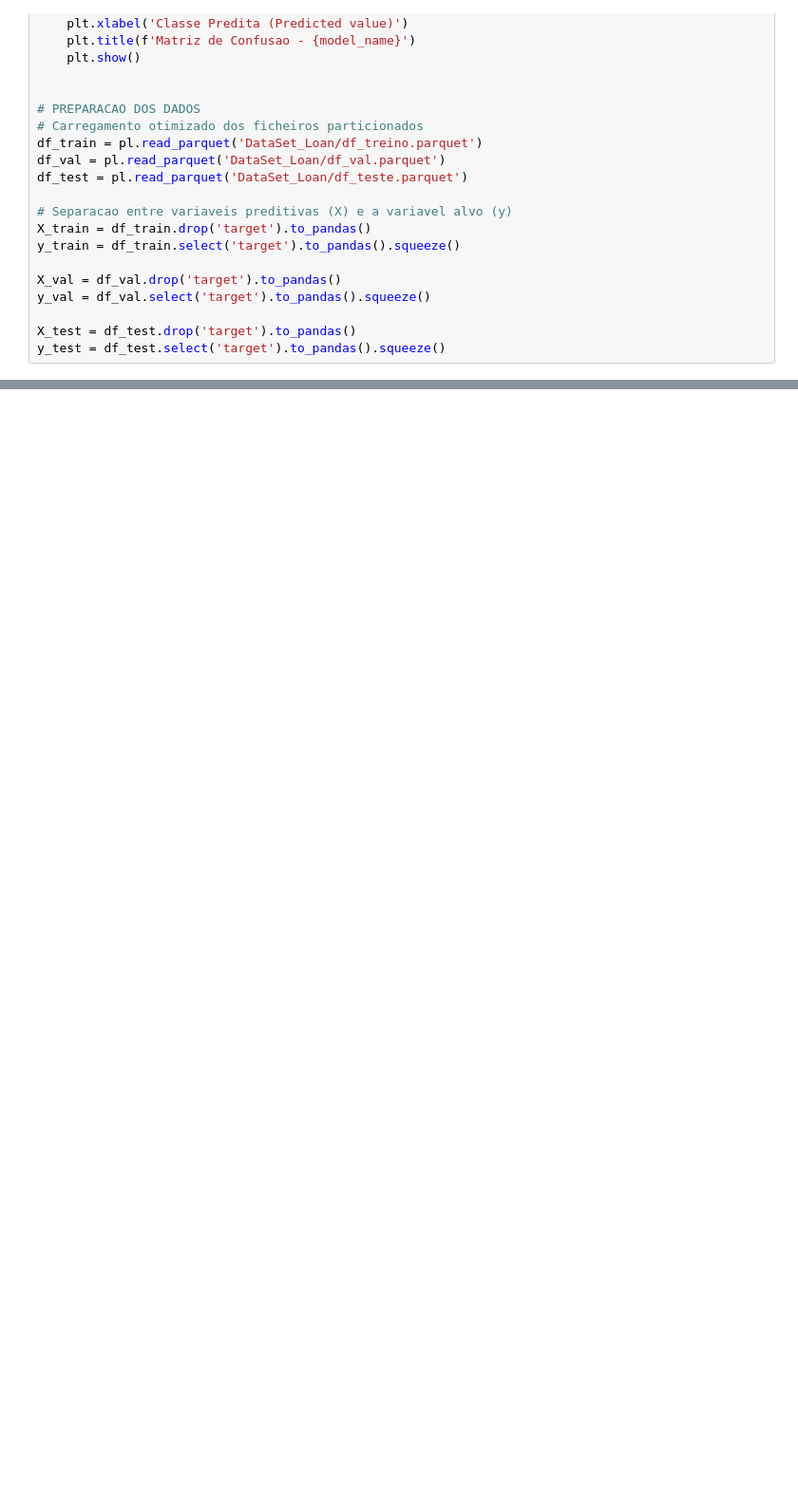
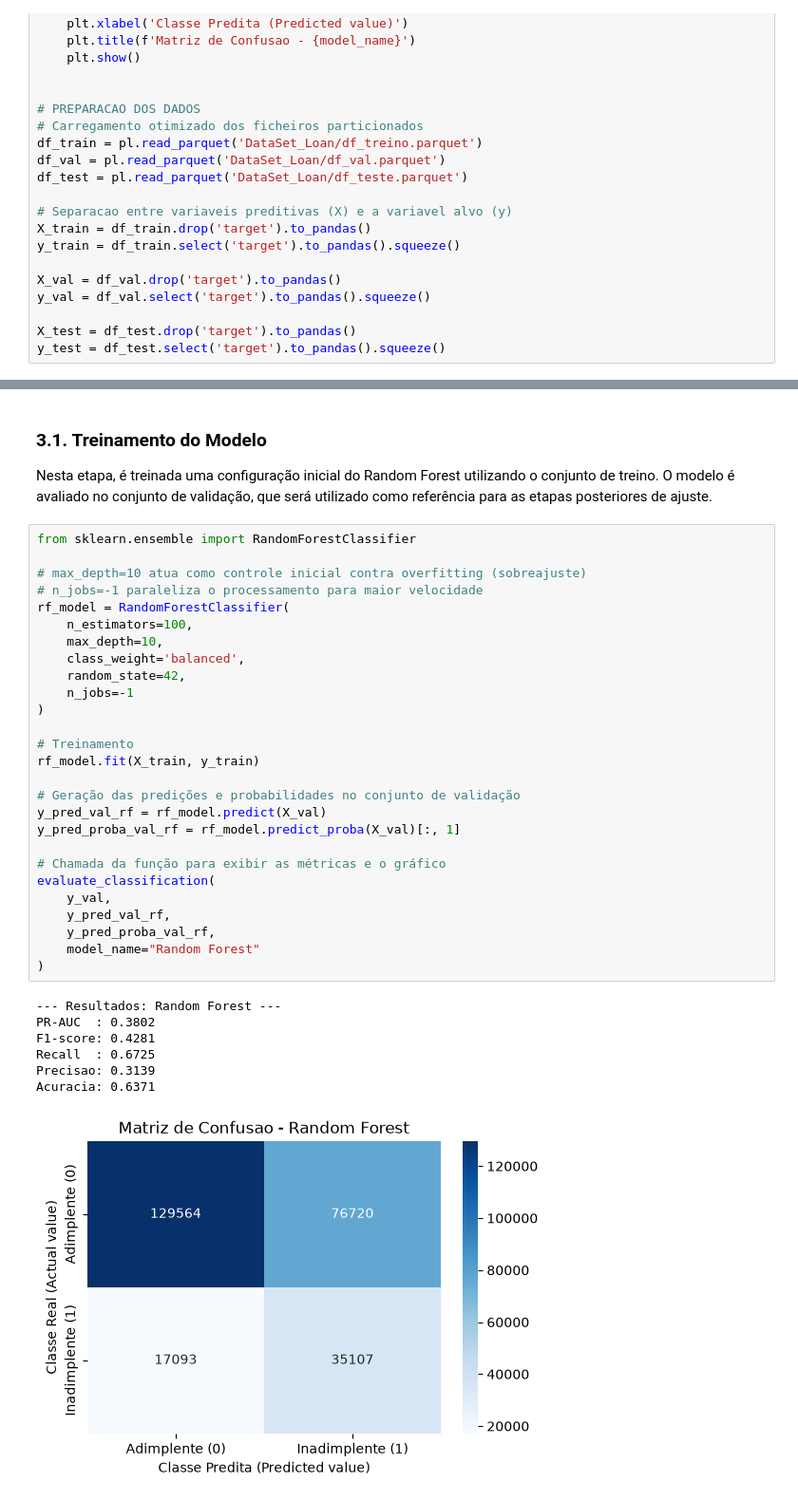
Before and after one commit to Heimrath/TCC-Inadimplencia-de-Credito, a Jupyter notebook: 03_Modelagem.ipynb, the cells around one changed output, grey strips where cells are left out. Shown at 95% size. Drawn from its saved outputs; the diff is of its cells as text; blank space fills up the shorter version.

Commit message:
feat: inicia random forest e registra modelos baseline

```diff
--- a/03_Modelagem.ipynb
+++ b/03_Modelagem.ipynb
@@ -100,0 +118,39 @@ Acuracia: 0.6460
+# %% [markdown]
+### 3.1. Treinamento do Modelo
+
+Nesta etapa, é treinada uma configuração inicial do Random Forest utilizando o conjunto de treino. O modelo é avaliado no conjunto de validação, que será utilizado como referência para as etapas posteriores de ajuste.
+# %%
+from sklearn.ensemble import RandomForestClassifier
+
+# max_depth=10 atua como controle inicial contra overfitting (sobreajuste)
+# n_jobs=-1 paraleliza o processamento para maior velocidade
+rf_model = RandomForestClassifier(
+    n_estimators=100,
+    max_depth=10,
+    class_weight='balanced',
+    random_state=42,
+    n_jobs=-1
+)
+
+# Treinamento
+rf_model.fit(X_train, y_train)
+
+# Geração das predições e probabilidades no conjunto de validação
+y_pred_val_rf = rf_model.predict(X_val)
+y_pred_proba_val_rf = rf_model.predict_proba(X_val)[:, 1]
+
+# Chamada da função para exibir as métricas e o gráfico
+evaluate_classification(
+    y_val,
+    y_pred_val_rf,
+    y_pred_proba_val_rf,
+    model_name="Random Forest"
+)
+# %% [output]
+--- Resultados: Random Forest ---
+PR-AUC  : 0.3802
+F1-score: 0.4281
+Recall  : 0.6725
+Precisao: 0.3139
+Acuracia: 0.6371
+[figure, added]
```
Also changed, not shown: parts of 7 cells of this notebook.
